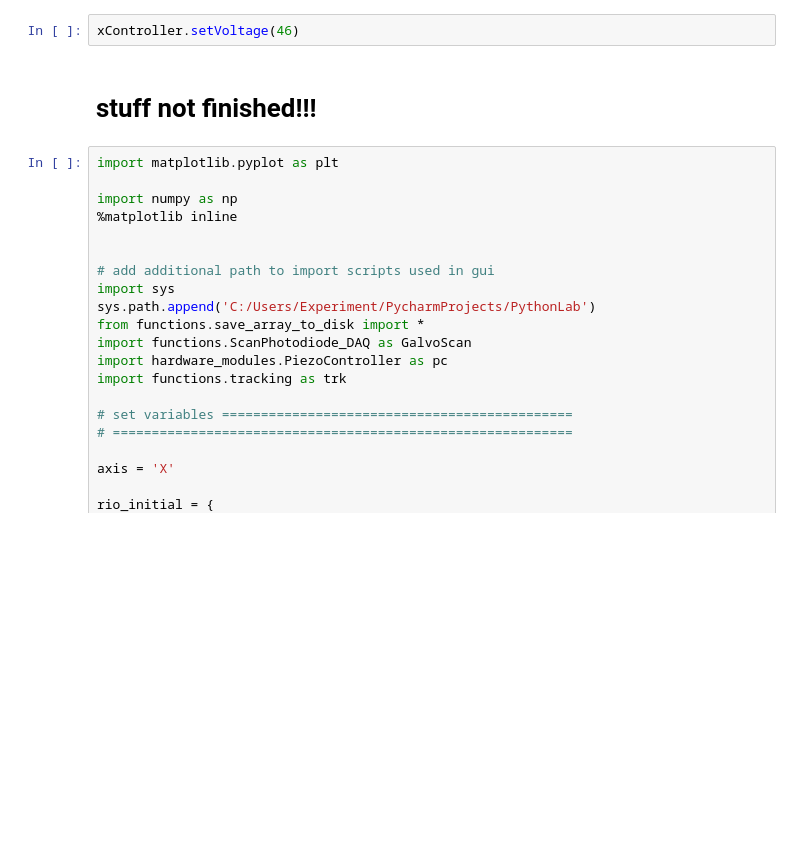
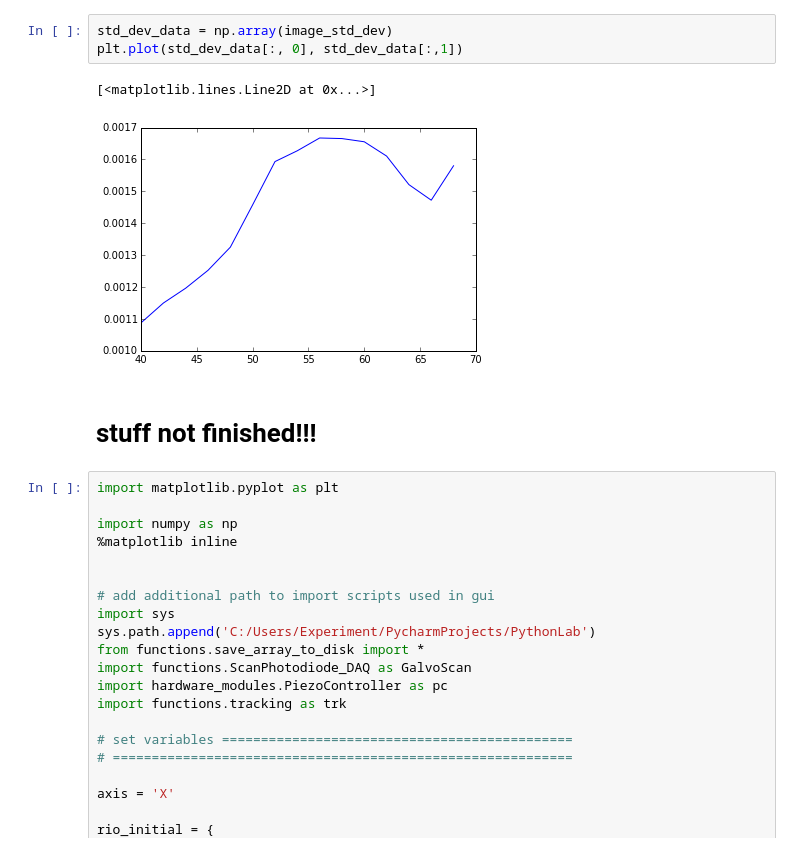
Before and after one commit to LISE-B26/pylabcontrol, a Jupyter notebook: functions/test_tracking/scan_focus_taking_images.ipynb, the cells around one changed output. Drawn from its saved outputs; the diff is of its cells as text; blank space fills up the shorter version.

```diff
--- a/functions/test_tracking/scan_focus_taking_images.ipynb
+++ b/functions/test_tracking/scan_focus_taking_images.ipynb
@@ -88,5 +106,9 @@ voltage 52.0V
-# %%
-xController.setVoltage(46)
+# %%
+std_dev_data = np.array(image_std_dev)
+plt.plot(std_dev_data[:, 0], std_dev_data[:,1])
+# %% [output]
+[<matplotlib.lines.Line2D at 0x...>]
+[figure, added]
 # %% [markdown]
 # stuff not finished!!!
 # %%
```
Also changed, not shown: parts of 1 cell of this notebook, 4 other files.
